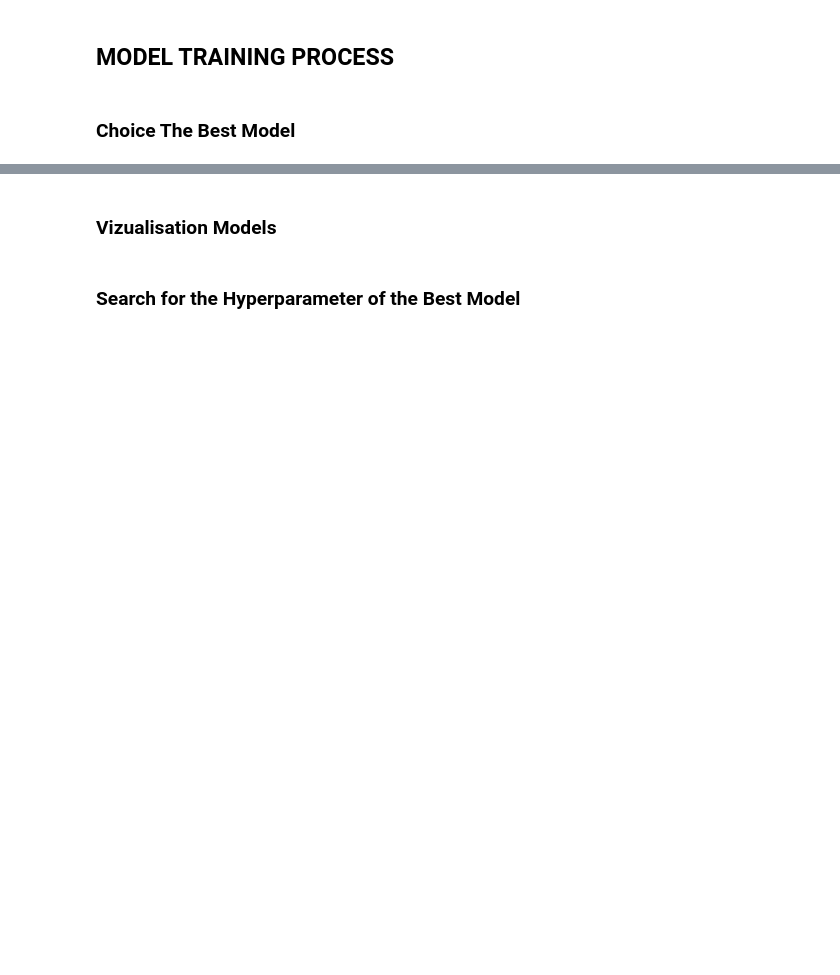
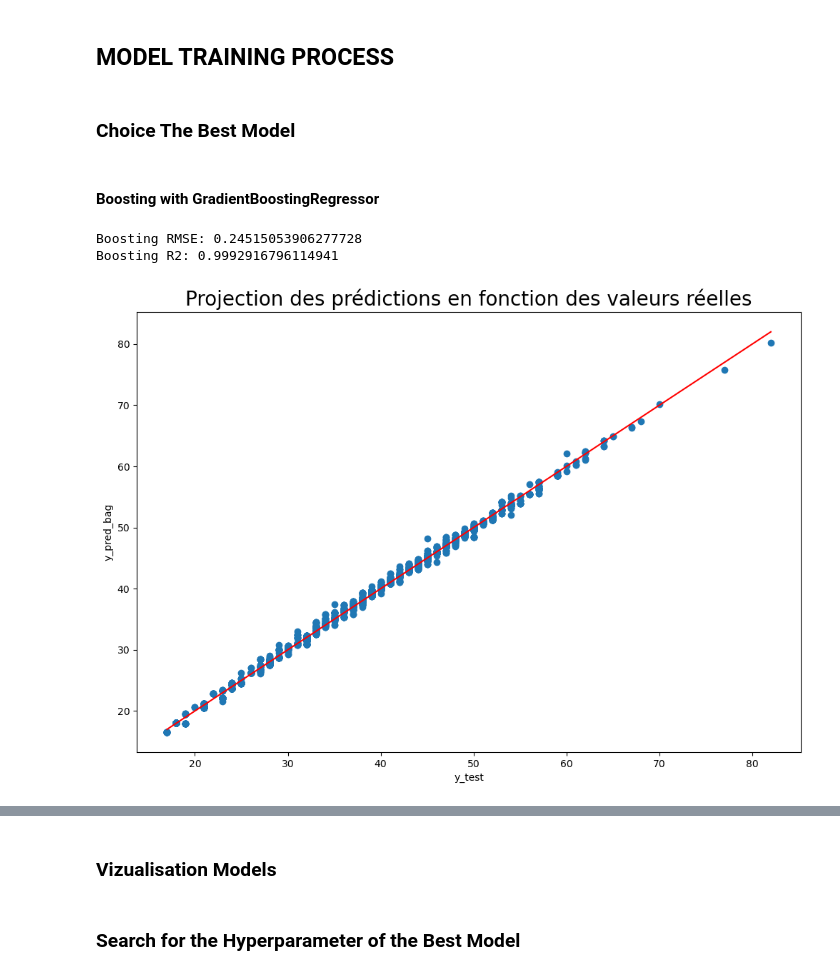
Before and after one commit to Didi17ane/Datas_Exploration, a Jupyter notebook: Modèles IA/Informel_TrainingModel.ipynb, the cells around one changed output, grey strips where cells are left out. Drawn from its saved outputs; the diff is of its cells as text; code cells hidden in the pictures; blank space fills up the shorter version.

```diff
--- a/Modèles IA/Informel_TrainingModel.ipynb
+++ b/Modèles IA/Informel_TrainingModel.ipynb
@@ -374,3 +386,31 @@ X_train_n
 ## **MODEL TRAINING PROCESS**
 # %% [markdown]
 ### **Choice The Best Model**
+# %% [markdown]
+#### **Boosting with GradientBoostingRegressor**
+# %%
+from sklearn.ensemble import GradientBoostingRegressor
+
+boosting1 = GradientBoostingRegressor(
+    n_estimators=100,
+    learning_rate=0.1,
+    max_depth=3,
+    random_state=42
+)
+boosting1.fit(X_train_n, y_train)
+y_pred_boost = boosting1.predict(X_test_n)
+print("Boosting RMSE:", np.sqrt(mean_squared_error(y_test, y_pred_boost)))
+print("Boosting R2:", r2_score(y_test, y_pred_boost))
+# %% [output]
+Boosting RMSE: 0.24515053906277728
+Boosting R2: 0.9992916796114941
+# %%
+fig = plt.figure(figsize=(12,8))
+ax = fig.add_subplot(1, 1, 1)
+ax.scatter(y_test, y_pred_boost)
+ax.plot([y_test.min(), y_test.max()], [y_test.min(), y_test.max()], color='r')
+ax.set(xlabel='y_test', ylabel='y_pred_bag')
+plt.title("Projection des prédictions en fonction des valeurs réelles", fontsize=20)
+plt.show()
+# %% [output]
+[figure, added]
```
Also changed, not shown: parts of 10 cells of this notebook, 2 other files.
